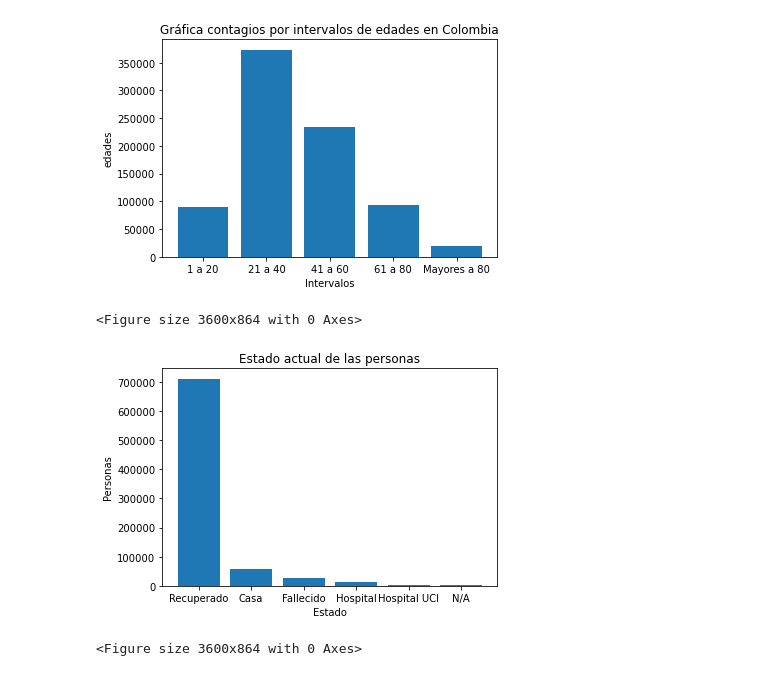
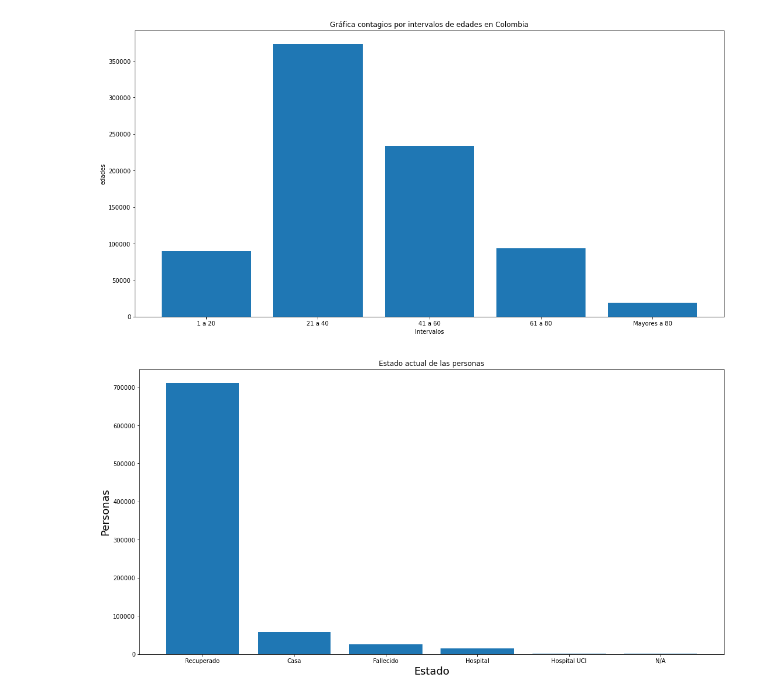
Before and after one commit to camilafernandez10/datosCovid, a Jupyter notebook: Notebook covidatos.ipynb, the cells around one changed output. Drawn from its saved outputs; the diff is of its cells as text; code cells hidden in the pictures.

```diff
--- a/Notebook covidatos.ipynb
+++ b/Notebook covidatos.ipynb
@@ -93,41 +97,36 @@ cursor.execute('select count(*) as contagiados from datos where edad between 1 a
 for fila in cursor:
     valores.append(fila[0])
 
 cursor.execute('select count(*) as contagiados from datos where edad between 21 and 40;')
 for fila in cursor:
     valores.append(fila[0])
 
 cursor.execute('select count(*) as contagiados from datos where edad between 41 and 60;')
 for fila in cursor:
     valores.append(fila[0])
 
 cursor.execute('select count(*) as contagiados from datos where edad between 61 and 80;')
 for fila in cursor:
     valores.append(fila[0])
 
 cursor.execute('select count(*) as contagiados from datos where edad > 80;')
 for fila in cursor:
     valores.append(fila[0])
 #plt.figure(figsize=(10,6))
-
-fig, ax=plt.subplots()
+fig, ax=plt.subplots(figsize=(18,9))
 #Etiqueta en el eje y
 ax.set_ylabel('edades')
 #Etiqueta en el eje x
 ax.set_xlabel('Intervalos')
 #Titulo
 ax.set_title('Gráfica contagios por intervalos de edades en Colombia')
 
 plt.bar(edades, valores)
-plt.figure(figsize=(50,12))
-#plt.savefig('barras_simple.png')
 
 plt.show()
 # %% [output]
-[figure, old version]
+[figure, new version]
-<Figure size 3600x864 with 0 Axes>
 # %%
-paleta=['#1abc9c','#ffdd33']
 cursor=conexion.cursor()
 cursor.execute('select atencion, count(*) as personas from datos group by atencion order by personas desc;')
 atencion=[]
@@ -136,20 +135,17 @@ for fila in cursor:
     atencion.append(fila[0])
     cantidad.append(fila[1])
 
-fig, ax = plt.subplots()
+fig, ax = plt.subplots(figsize=(18,9))
 #Colocamos una etiqueta en el eje Y
-ax.set_ylabel('Personas')
+ax.set_ylabel('Personas',fontsize=18)
 #Colocamos una etiqueta en el eje X
-ax.set_xlabel('Estado')
+ax.set_xlabel('Estado',fontsize=18)
 #Título
 ax.set_title('Estado actual de las personas')
 #Creamos la grafica de barras utilizando 'paises' como eje X y 'ventas' como eje y.
 plt.bar(atencion, cantidad)
-#plt.savefig('estadosPersonas.png')
-plt.figure(figsize=(50,12))
 #Finalmente mostramos la grafica con el metodo show()
 plt.show()
 conexion.close()
 # %% [output]
-[figure, old version]
+[figure, new version]
-<Figure size 3600x864 with 0 Axes>
```
Also changed, not shown: parts of 4 cells of this notebook, 2 other files.
